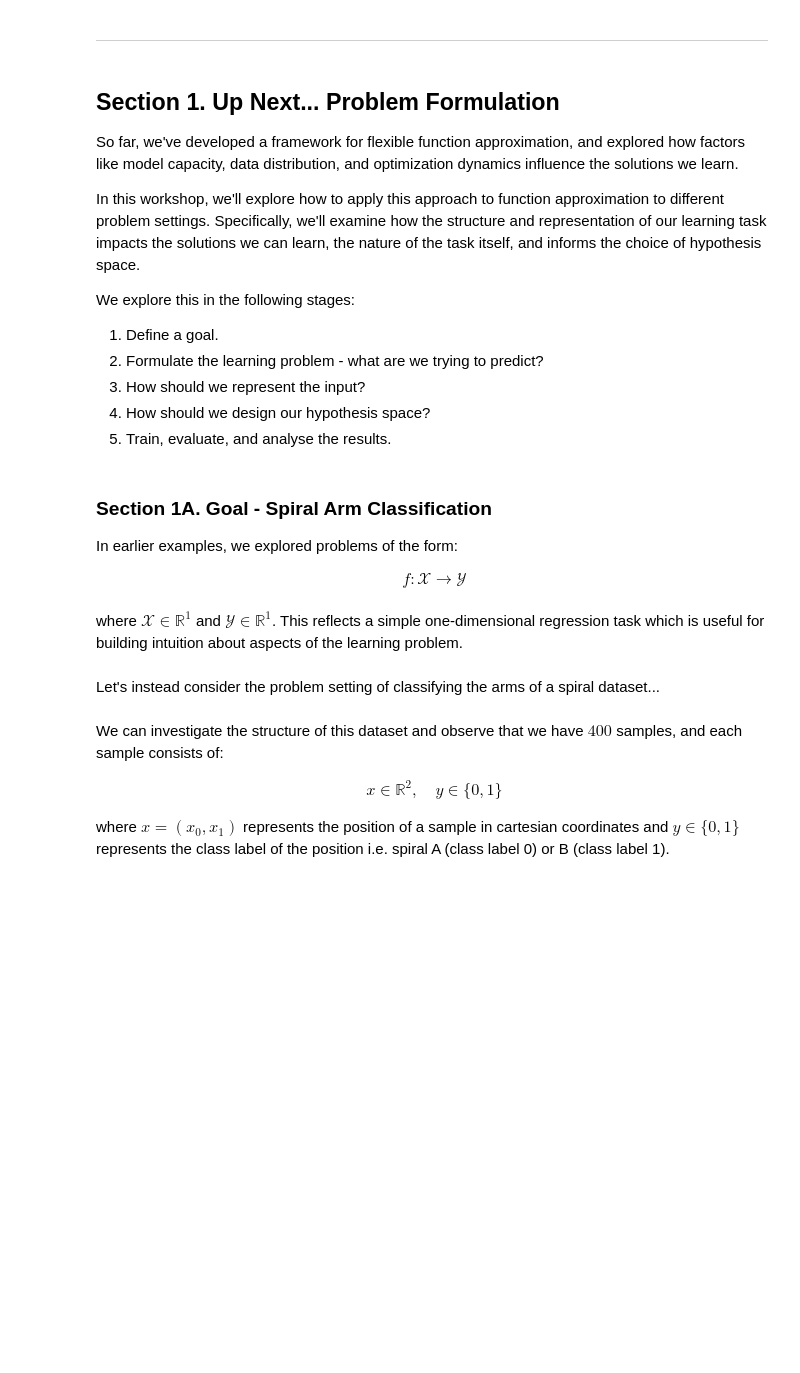
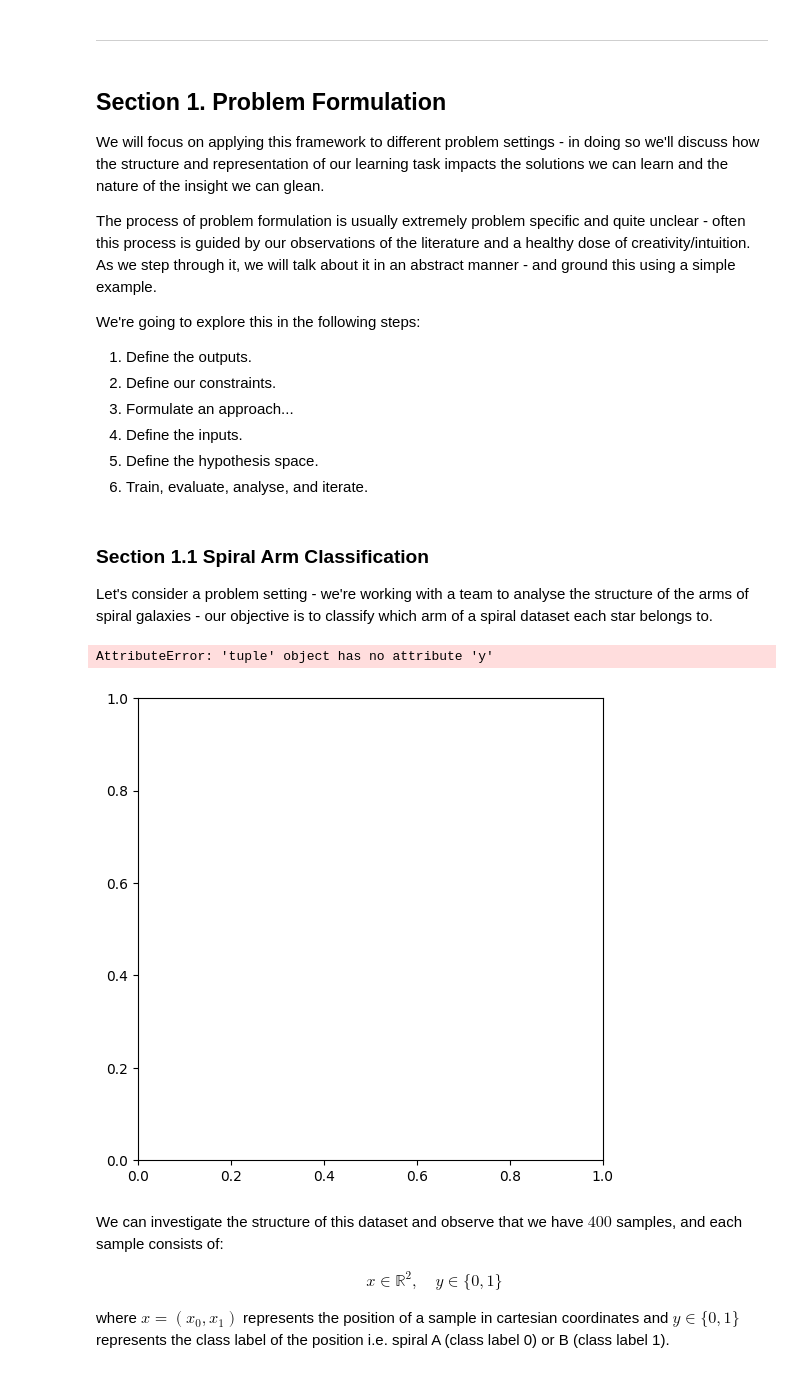
Before and after one commit to nextgenerationgraduatesprogram/nextgen25-mlai-workshop03, a Jupyter notebook: notebooks/main.ipynb, the cells around one changed output. Saved outputs shown, nothing was run; the diff lists cells and outputs as text; code cells hidden in the pictures; blank space fills up the shorter version.

```diff
--- a/notebooks/main.ipynb
+++ b/notebooks/main.ipynb
@@ -232,30 +277,23 @@ ax.set_xlim(x.min(), x.max())
 # %% [markdown]
 ---
 # %% [markdown]
-<h2>Section 1. Up Next... Problem Formulation</h2>
+<h2>Section 1. Problem Formulation</h2>
 
-So far, we've developed a framework for flexible function approximation, and explored how factors like model capacity, data distribution, and optimization dynamics influence the solutions we learn.
+We will focus on applying this framework to different problem settings - in doing so we'll discuss how the structure and representation of our learning task impacts the solutions we can learn and the nature of the insight we can glean.
 
-In this workshop, we'll explore how to apply this approach to function approximation to different problem settings. Specifically, we'll examine how the structure and representation of our learning task impacts the solutions we can learn, the nature of the task itself, and informs the choice of hypothesis space.
+The process of problem formulation is usually extremely problem specific and quite unclear - often this process is guided by our observations of the literature and a healthy dose of creativity/intuition. As we step through it, we will talk about it in an abstract manner - and ground this using a simple example.
 
-We explore this in the following stages:
-1.   Define a goal.
-2.   Formulate the learning problem - what are we trying to predict?
-3.   How should we represent the input?
-3.   How should we design our hypothesis space?
-4.   Train, evaluate, and analyse the results.
+We're going to explore this in the following steps:
+1. Define the outputs.
+2. Define our constraints.
+3. Formulate an approach...
+4. Define the inputs.
+5. Define the hypothesis space.
+6. Train, evaluate, analyse, and iterate.
 # %% [markdown]
-<h3>Section 1A. Goal - Spiral Arm Classification</h3>
+<h3>Section 1.1 Spiral Arm Classification</h3>
 
-In earlier examples, we explored problems of the form:
-
-\begin{align*}
-  f: \mathcal{X} \to \mathcal{Y} \tag{1.1}\\
-\end{align*}
-
-where $\mathcal{X} \in \mathbb{R}^{1}$ and $\mathcal{Y} \in \mathbb{R}^{1}$. This reflects a simple one-dimensional regression task which is useful for building intuition about aspects of the learning problem.
+Let's consider a problem setting - we're working with a team to analyse the structure of the arms of spiral galaxies - our objective is to classify which arm of a spiral dataset each star belongs to.
-# %% [markdown]
-Let's instead consider the problem setting of classifying the arms of a spiral dataset...
 # %%
 import torch
 import numpy as np
@@ -301,22 +354,26 @@ dataset = SpiralDataset(N=200, noise=0.2)
 # %%
 import matplotlib.pyplot as plt
 
+# define the dataset
+dataset = SpiralDataset(n_spirals=1, noise=[0.2, 0.5], ratio=[1.00, 1.50], angle=[.0,np.pi/2])
+
+# select a sample
+x, y = dataset.__getitem__(0)
+
 # visualize the dataset
 fig, ax = plt.subplots(figsize=(6,6))
-
-# Class A
-mask0 = dataset.y.squeeze() == 0
-ax.scatter(dataset.x[mask0, 0], dataset.x[mask0, 1], color="darkblue", label="Class A", edgecolor="black")
-
-# Class B
-mask1 = dataset.y.squeeze() == 1
-ax.scatter(dataset.x[mask1, 0], dataset.x[mask1, 1], color="darkred", label="Class B", edgecolor="black")
-
+mask0 = dataset.__getitem__(0).y.squeeze() == 0 # class A
+ax.scatter(dataset.__getitem__(0).x[mask0, 0], dataset.__getitem__(0).x[mask0, 1], color="darkblue", label="Class A", edgecolor="black")
+mask1 = dataset.__getitem__(0).y.squeeze() == 1 # class B
+ax.scatter(dataset.__getitem__(0).x[mask1, 0], dataset.__getitem__(0).x[mask1, 1], color="darkred", label="Class B", edgecolor="black")
 ax.set_title("Spiral Dataset")
 ax.grid(True, alpha=0.50)
 ax.set_xlabel(r"$x_{0}$")
 ax.set_ylabel(r"$x_{1}$")
 ax.legend(loc="best")
+# %% [output]
+AttributeError: 'tuple' object has no attribute 'y'
+[figure, added]
 # %% [markdown]
 We can investigate the structure of this dataset and observe that we have $400$ samples, and each sample consists of:
 
```
Also changed, not shown: parts of 20 cells of this notebook.
